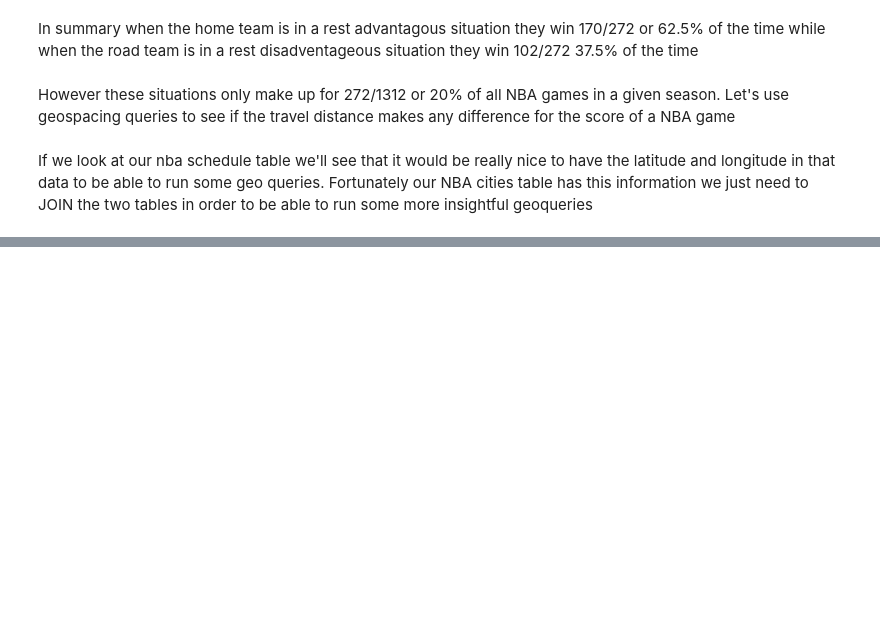
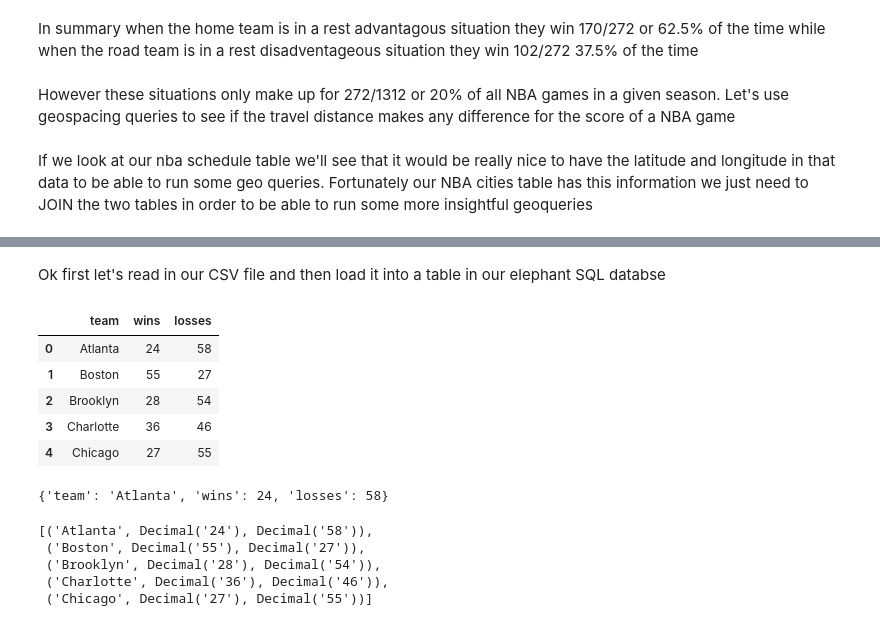
Before and after one commit to kaystep/CSCI-3287-NBA-Cities, a Jupyter notebook: Final-Project.ipynb, the cells around one changed output, grey strips where cells are left out. Saved outputs shown, nothing was run; the diff lists cells and outputs as text; code cells hidden in the pictures; blank space fills up the shorter version.

Commit message:
Now we have some joins based on the team's record

```diff
--- a/Final-Project.ipynb
+++ b/Final-Project.ipynb
@@ -520,0 +580,13 @@ SELECT * FROM nba_schedule LIMIT 50;
+# %% [markdown]
+Ok first let's read in our CSV file and then load it into a table in our elephant SQL databse
+# %%
+team_wins_and_losses = pd.read_csv("team_wins_and_losses.csv")
+# %%
+team_wins_and_losses.head()
+# %% [output]
+|  | team | wins | losses |
+| 0 | Atlanta | 24 | 58 |
+| 1 | Boston | 55 | 27 |
+| 2 | Brooklyn | 28 | 54 |
+| 3 | Charlotte | 36 | 46 |
+| 4 | Chicago | 27 | 55 |
@@ -520,0 +595,4 @@ SELECT * FROM nba_schedule LIMIT 50;
+# %%
+team_wins_and_losses_dict[0]
+# %% [output]
+{'team': 'Atlanta', 'wins': 24, 'losses': 58}
@@ -520,0 +614,8 @@ SELECT * FROM nba_schedule LIMIT 50;
+# %%
+con.execute("SELECT * from team_wins_and_losses LIMIT 5").fetchall()
+# %% [output]
+[('Atlanta', Decimal('24'), Decimal('58')),
+ ('Boston', Decimal('55'), Decimal('27')),
+ ('Brooklyn', Decimal('28'), Decimal('54')),
+ ('Charlotte', Decimal('36'), Decimal('46')),
+ ('Chicago', Decimal('27'), Decimal('55'))]
```
Also changed, not shown: parts of 93 cells of this notebook, 1 other file.
